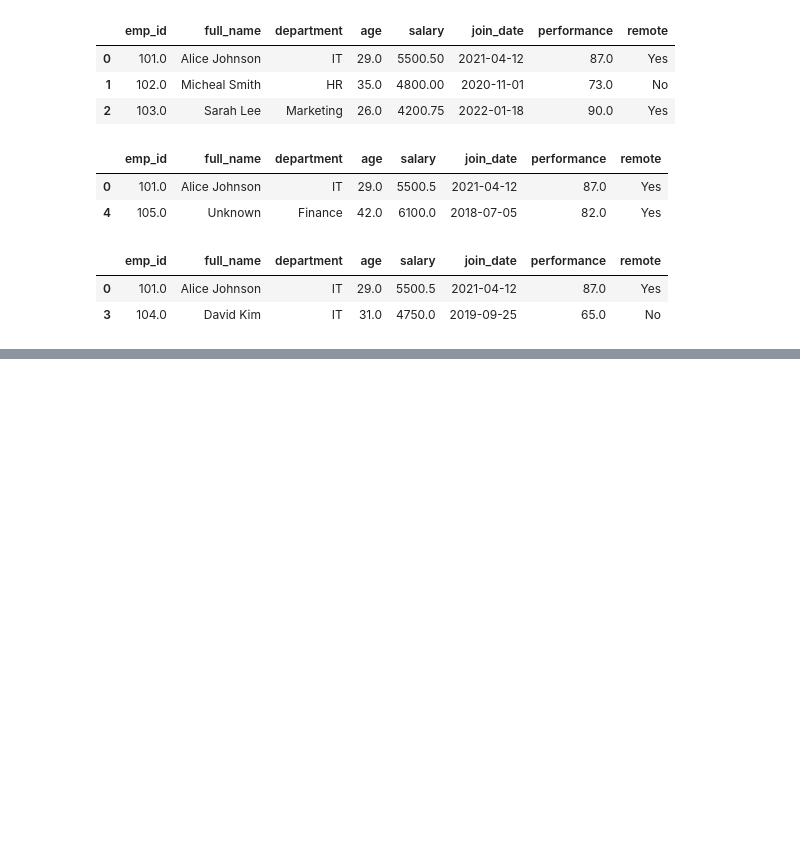
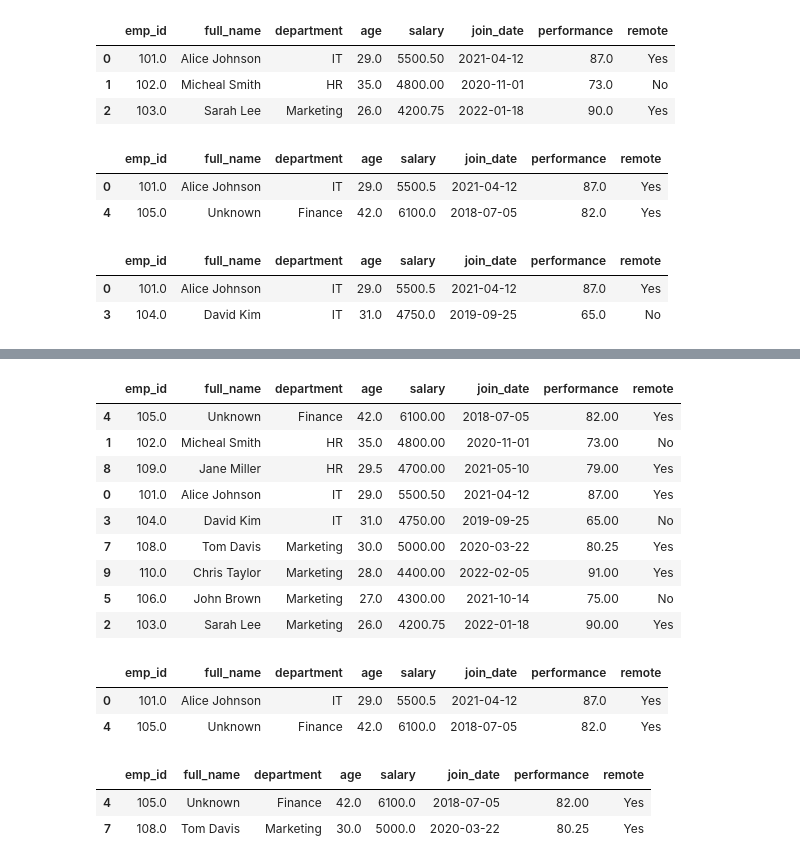
Before and after one commit to OIC-Hub/data-science-class-2, a Jupyter notebook: employee_dataset.ipynb, the cells around one changed output, grey strips where cells are left out. Cells and saved outputs as stored; diff of their text form; code cells hidden in the pictures; blank space fills up the shorter version.

```diff
--- a/employee_dataset.ipynb
+++ b/employee_dataset.ipynb
@@ -577,0 +688,26 @@ df[df["department"] == "IT"]
+# %%
+df.sort_values(["department", "salary"], ascending=[True, False])
+# %% [output]
+|  | emp_id | full_name | department | age | salary | join_date | performance | remote |
+| 4 | 105.0 | Unknown | Finance | 42.0 | 6100.00 | 2018-07-05 | 82.00 | Yes |
+| 1 | 102.0 | Micheal Smith | HR | 35.0 | 4800.00 | 2020-11-01 | 73.00 | No |
+| 8 | 109.0 | Jane Miller | HR | 29.5 | 4700.00 | 2021-05-10 | 79.00 | Yes |
+| 0 | 101.0 | Alice Johnson | IT | 29.0 | 5500.50 | 2021-04-12 | 87.00 | Yes |
+| 3 | 104.0 | David Kim | IT | 31.0 | 4750.00 | 2019-09-25 | 65.00 | No |
+| 7 | 108.0 | Tom Davis | Marketing | 30.0 | 5000.00 | 2020-03-22 | 80.25 | Yes |
+| 9 | 110.0 | Chris Taylor | Marketing | 28.0 | 4400.00 | 2022-02-05 | 91.00 | Yes |
+| 5 | 106.0 | John Brown | Marketing | 27.0 | 4300.00 | 2021-10-14 | 75.00 | No |
+| 2 | 103.0 | Sarah Lee | Marketing | 26.0 | 4200.75 | 2022-01-18 | 90.00 | Yes |
+# %%
+#use query method to perform filtering
+df.query("`salary` > 5000")
+# %% [output]
+|  | emp_id | full_name | department | age | salary | join_date | performance | remote |
+| 0 | 101.0 | Alice Johnson | IT | 29.0 | 5500.5 | 2021-04-12 | 87.0 | Yes |
+| 4 | 105.0 | Unknown | Finance | 42.0 | 6100.0 | 2018-07-05 | 82.0 | Yes |
+# %%
+df.query("`remote` == 'Yes' and `age` >= 30")
+# %% [output]
+|  | emp_id | full_name | department | age | salary | join_date | performance | remote |
+| 4 | 105.0 | Unknown | Finance | 42.0 | 6100.0 | 2018-07-05 | 82.00 | Yes |
+| 7 | 108.0 | Tom Davis | Marketing | 30.0 | 5000.0 | 2020-03-22 | 80.25 | Yes |
```
Also changed, not shown: parts of 14 cells of this notebook.
